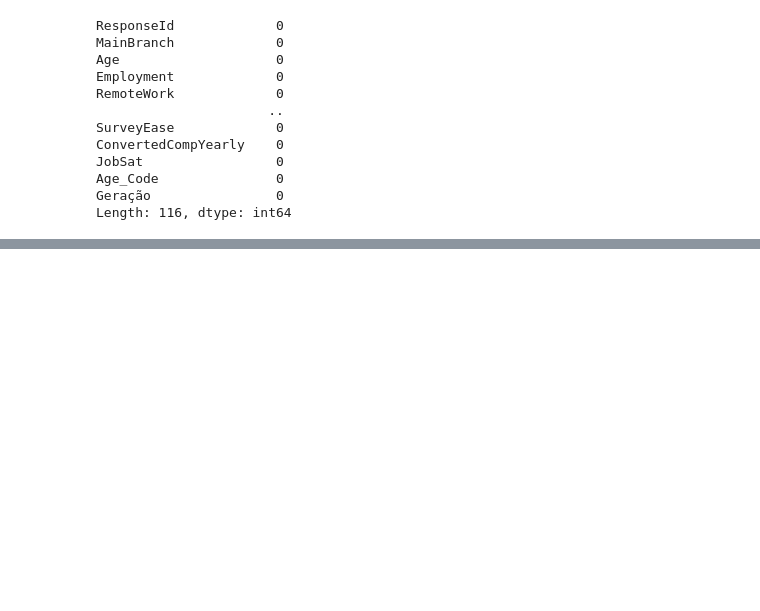
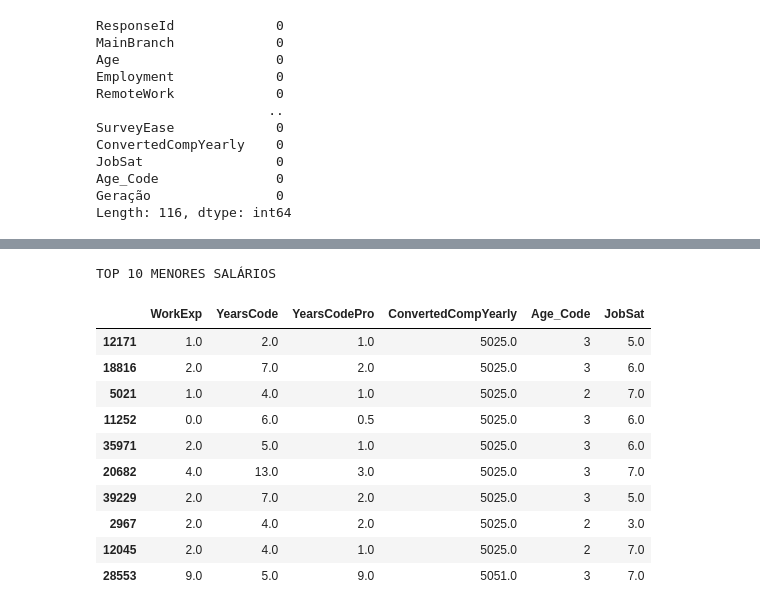
Before and after one commit to Rodrigo-CPEio/DataSet_GroupProject, a Jupyter notebook: Notebook_LAD.ipynb, the cells around one changed output, grey strips where cells are left out. Saved outputs shown, nothing was run; the diff lists cells and outputs as text; code cells hidden in the pictures; blank space fills up the shorter version.

```diff
--- a/Notebook_LAD.ipynb
+++ b/Notebook_LAD.ipynb
@@ -218,0 +515,23 @@ srp.to_csv('DATASET/dataset_limpo_geracoes.csv', index=False)
+# %%
+print("TOP 10 MENORES SALÁRIOS")
+
+display(
+    data[data["ConvertedCompYearly"] > 5000][["WorkExp", "YearsCode", "YearsCodePro", "ConvertedCompYearly", "Age_Code", "JobSat"]]
+    .sort_values(by="ConvertedCompYearly", ascending=True)
+    .head(10)
+)
+
+#Aqui é a mesma coisa que em cima, mas os 10 funcionários que ganahm menos
+# %% [output]
+TOP 10 MENORES SALÁRIOS
+|  | WorkExp | YearsCode | YearsCodePro | ConvertedCompYearly | Age_Code | JobSat |
+| 12171 | 1.0 | 2.0 | 1.0 | 5025.0 | 3 | 5.0 |
+| 18816 | 2.0 | 7.0 | 2.0 | 5025.0 | 3 | 6.0 |
+| 5021 | 1.0 | 4.0 | 1.0 | 5025.0 | 2 | 7.0 |
+| 11252 | 0.0 | 6.0 | 0.5 | 5025.0 | 3 | 6.0 |
+| 35971 | 2.0 | 5.0 | 1.0 | 5025.0 | 3 | 6.0 |
+| 20682 | 4.0 | 13.0 | 3.0 | 5025.0 | 3 | 7.0 |
+| 39229 | 2.0 | 7.0 | 2.0 | 5025.0 | 3 | 5.0 |
+| 2967 | 2.0 | 4.0 | 2.0 | 5025.0 | 2 | 3.0 |
+| 12045 | 2.0 | 4.0 | 1.0 | 5025.0 | 2 | 7.0 |
+| 28553 | 9.0 | 5.0 | 9.0 | 5051.0 | 3 | 7.0 |
```
Also changed, not shown: parts of 22 cells of this notebook, 2 other files.
